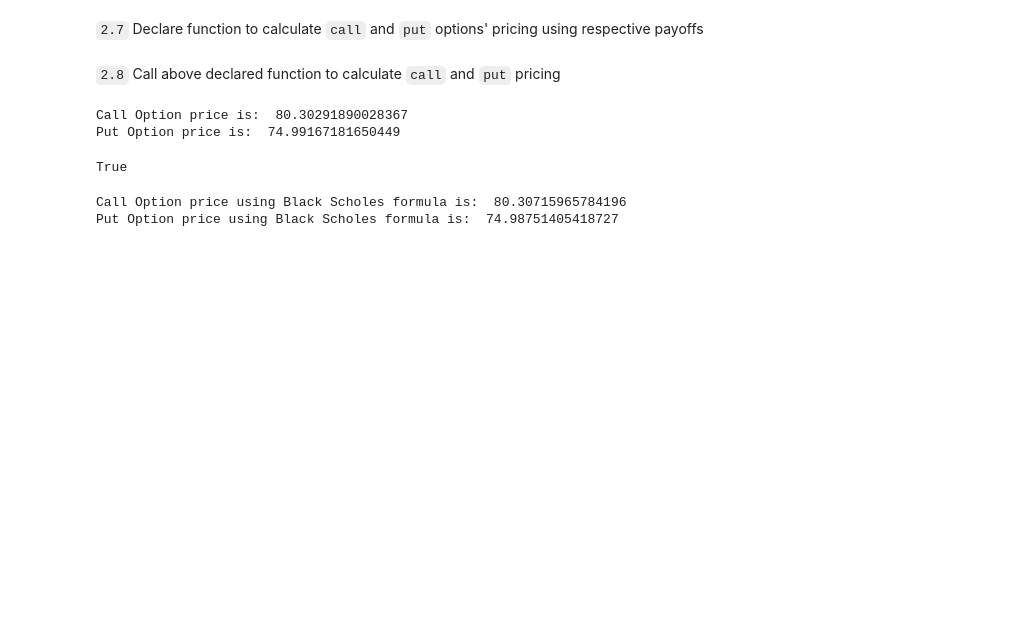
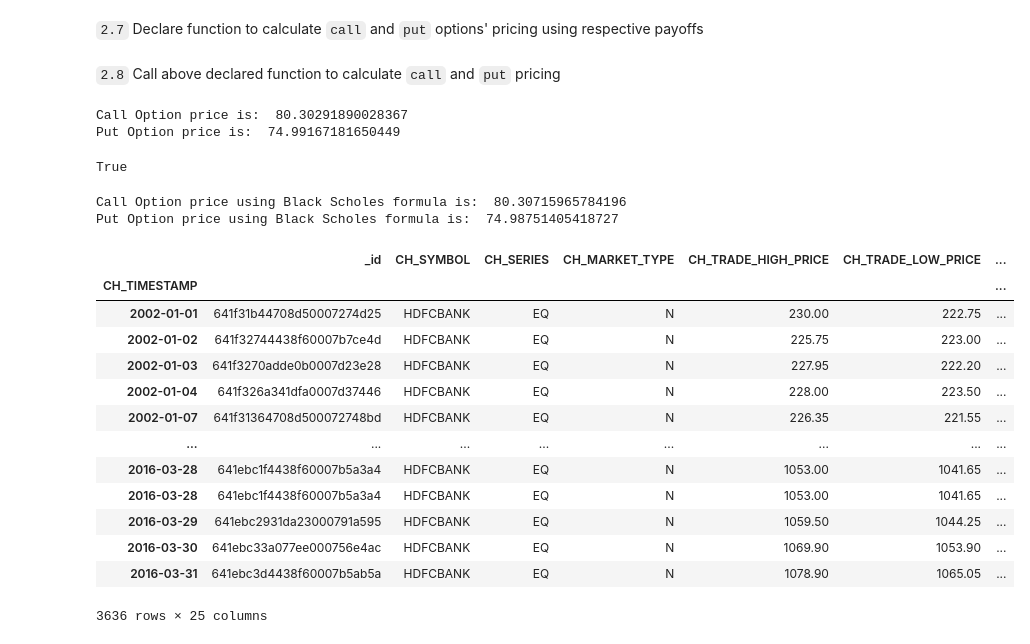
Before and after one commit to ayushavi1/Options-Pricing, a Jupyter notebook: european_options.ipynb, the cells around one changed output. Saved outputs shown, nothing was run; the diff lists cells and outputs as text; code cells hidden in the pictures; blank space fills up the shorter version.

```diff
--- a/european_options.ipynb
+++ b/european_options.ipynb
@@ -172,0 +178,23 @@ Put Option price using Black Scholes formula is:  74.98751405418727
+# %%
+data = pd.read_csv('./data/data_old.csv')
+data = data.set_index('CH_TIMESTAMP')
+data.index = pd.to_datetime(data.index)
+data = data.sort_index()
+data['CH_CLOSING'] = data['CH_CLOSING_PRICE'].pct_change()
+# %%
+data
+# %% [output]
+|  | _id | CH_SYMBOL | CH_SERIES | CH_MARKET_TYPE | CH_TRADE_HIGH_PRICE | CH_TRADE_LOW_PRICE | ... |
+| CH_TIMESTAMP |  |  |  |  |  |  | ... |
+| 2002-01-01 | 641f31b44708d50007274d25 | HDFCBANK | EQ | N | 230.00 | 222.75 | ... |
+| 2002-01-02 | 641f32744438f60007b7ce4d | HDFCBANK | EQ | N | 225.75 | 223.00 | ... |
+| 2002-01-03 | 641f3270adde0b0007d23e28 | HDFCBANK | EQ | N | 227.95 | 222.20 | ... |
+| 2002-01-04 | 641f326a341dfa0007d37446 | HDFCBANK | EQ | N | 228.00 | 223.50 | ... |
+| 2002-01-07 | 641f31364708d500072748bd | HDFCBANK | EQ | N | 226.35 | 221.55 | ... |
+| ... | ... | ... | ... | ... | ... | ... | ... |
+| 2016-03-28 | 641ebc1f4438f60007b5a3a4 | HDFCBANK | EQ | N | 1053.00 | 1041.65 | ... |
+| 2016-03-28 | 641ebc1f4438f60007b5a3a4 | HDFCBANK | EQ | N | 1053.00 | 1041.65 | ... |
+| 2016-03-29 | 641ebc2931da23000791a595 | HDFCBANK | EQ | N | 1059.50 | 1044.25 | ... |
+| 2016-03-30 | 641ebc33a077ee000756e4ac | HDFCBANK | EQ | N | 1069.90 | 1053.90 | ... |
+| 2016-03-31 | 641ebc3d4438f60007b5ab5a | HDFCBANK | EQ | N | 1078.90 | 1065.05 | ... |
+3636 rows × 25 columns
```
Also changed, not shown: parts of 15 cells of this notebook.
